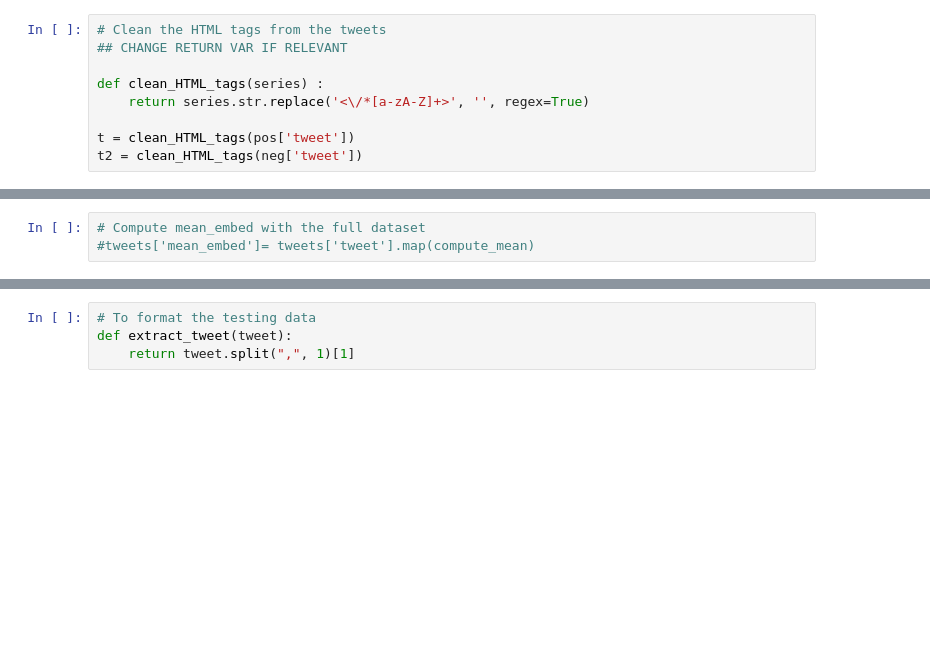
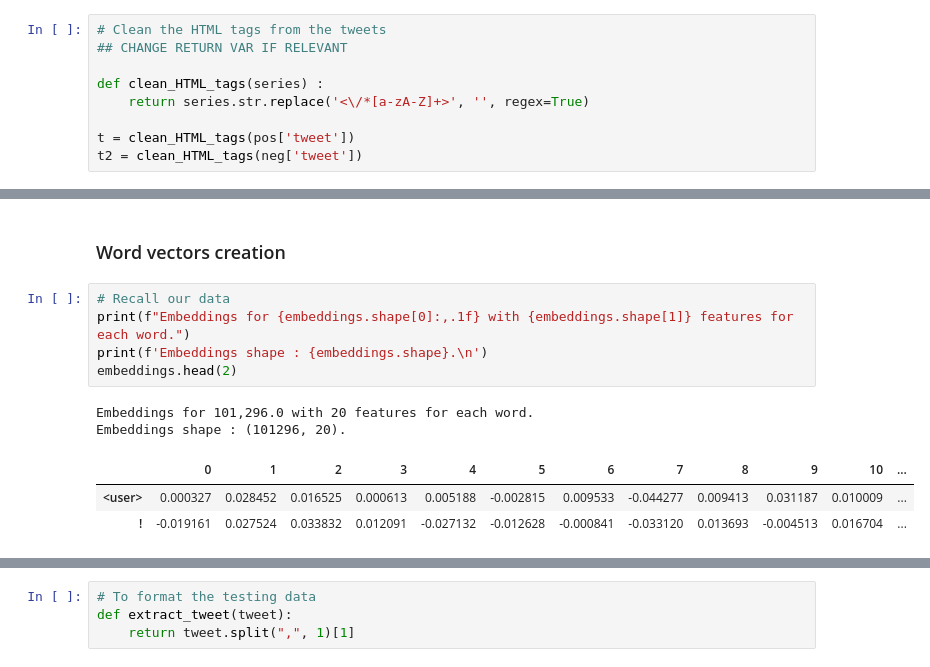
Before and after one commit to Luminilion/ML-project-2, a Jupyter notebook: src/Project2.ipynb, the cells around one changed output, grey strips where cells are left out. Drawn from its saved outputs; the diff is of its cells as text; blank space fills up the shorter version.

```diff
--- a/src/Project2.ipynb
+++ b/src/Project2.ipynb
@@ -169,3 +212,13 @@ tweets_['mean_embed']= tweets_['tweet'].map(compute_mean)
-# %%
-# Compute mean_embed with the full dataset
-#tweets['mean_embed']= tweets['tweet'].map(compute_mean)
+# %% [markdown]
+### Word vectors creation
+# %%
+# Recall our data
+print(f"Embeddings for {embeddings.shape[0]:,.1f} with {embeddings.shape[1]} features for each word.")
+print(f'Embeddings shape : {embeddings.shape}.\n')
+embeddings.head(2)
+# %% [output]
+Embeddings for 101,296.0 with 20 features for each word.
+Embeddings shape : (101296, 20).
+|  | 0 | 1 | 2 | 3 | 4 | 5 | 6 | 7 | 8 | 9 | 10 | ... |
+| <user> | 0.000327 | 0.028452 | 0.016525 | 0.000613 | 0.005188 | -0.002815 | 0.009533 | -0.044277 | 0.009413 | 0.031187 | 0.010009 | ... |
+| ! | -0.019161 | 0.027524 | 0.033832 | 0.012091 | -0.027132 | -0.012628 | -0.000841 | -0.033120 | 0.013693 | -0.004513 | 0.016704 | ... |
```
Also changed, not shown: parts of 41 cells of this notebook, 1 other file.
